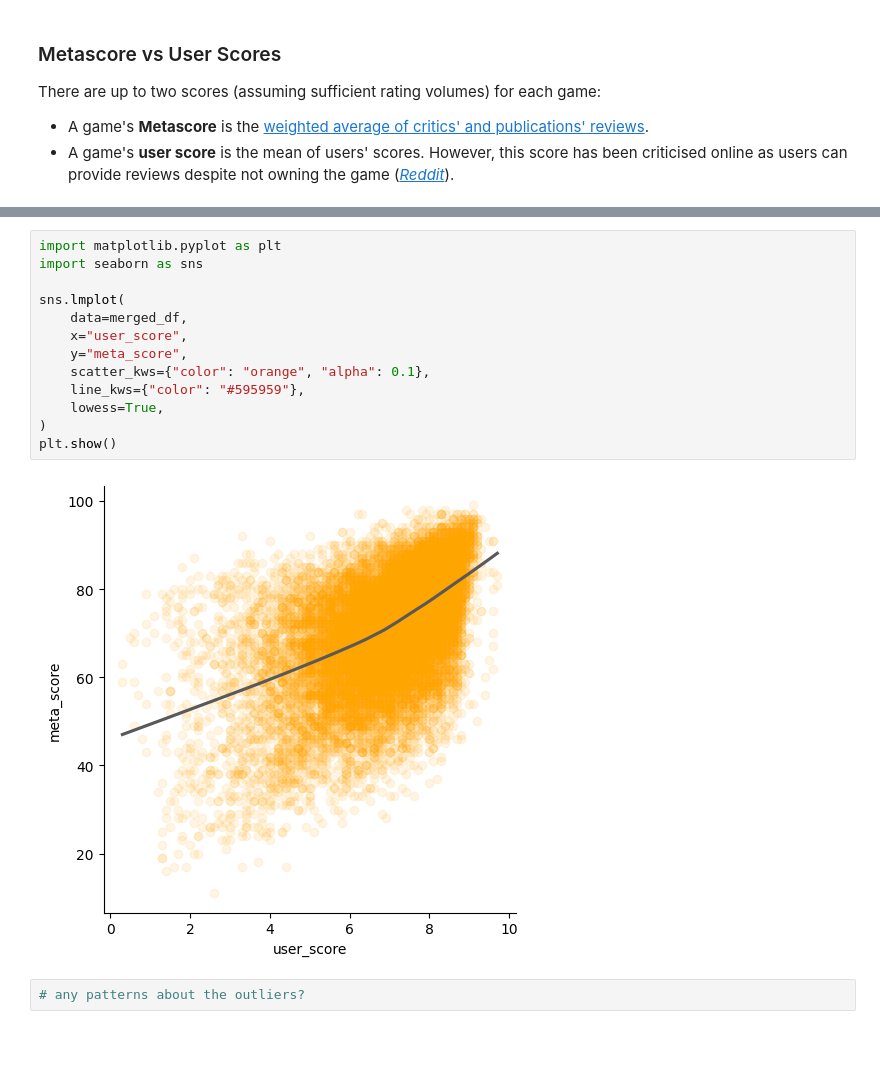
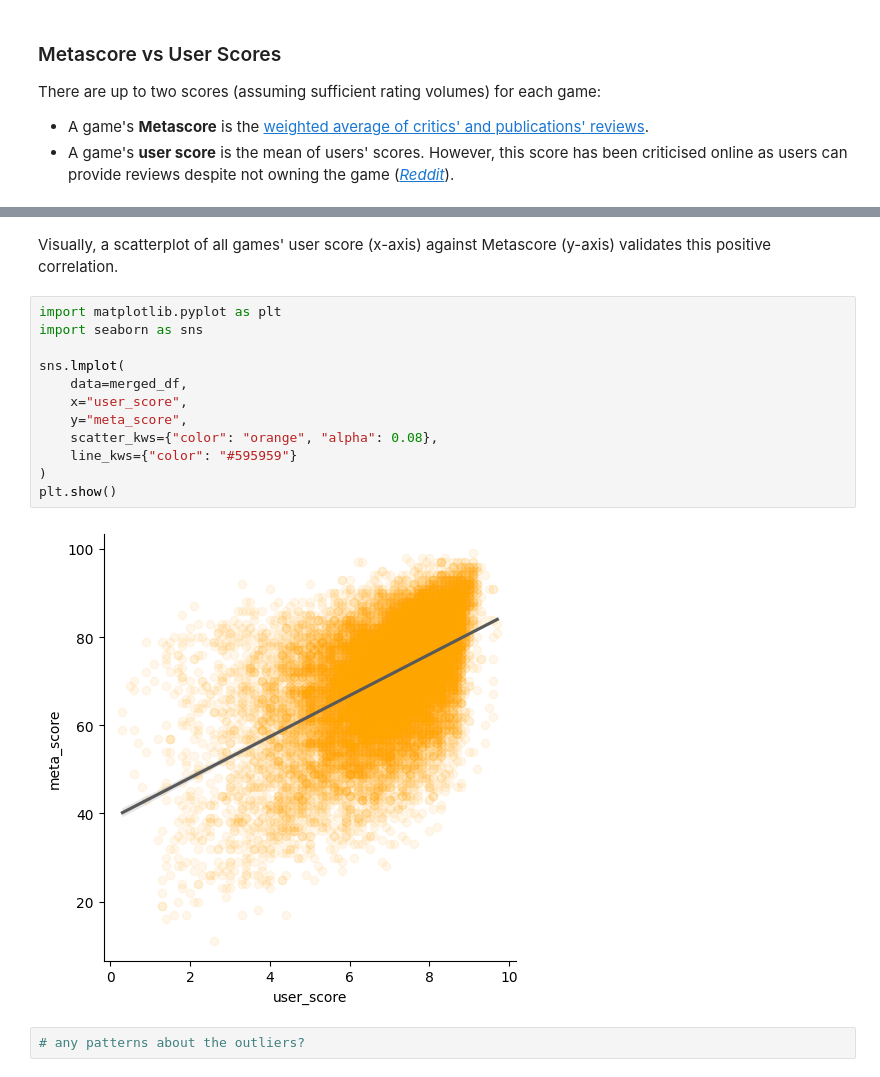
Before and after one commit to henrylin03/video-games, a Jupyter notebook: analysis.ipynb, the cells around one changed output, grey strips where cells are left out. Drawn from its saved outputs; the diff is of its cells as text; blank space fills up the shorter version.

Commit message:
add markdown explaining metascore userscore association

```diff
--- a/analysis.ipynb
+++ b/analysis.ipynb
@@ -379,21 +385,22 @@ pd.read_sql_query(
 # %% [output]
 |  | pearson_corr_coeff |
 | 0 | 0.270227 |
+# %% [markdown]
+Visually, a scatterplot of all games' user score (x-axis) against Metascore (y-axis) validates this positive correlation.
 # %%
 import matplotlib.pyplot as plt
 import seaborn as sns
 
 sns.lmplot(
     data=merged_df,
     x="user_score",
     y="meta_score",
-    scatter_kws={"color": "orange", "alpha": 0.1},
-    line_kws={"color": "#595959"},
-    lowess=True,
+    scatter_kws={"color": "orange", "alpha": 0.08},
+    line_kws={"color": "#595959"}
 )
 plt.show()
 # %% [output]
-[figure, old version]
+[figure, new version]
 # %%
 # any patterns about the outliers?
 # %%
```
Also changed, not shown: parts of 2 cells of this notebook.
